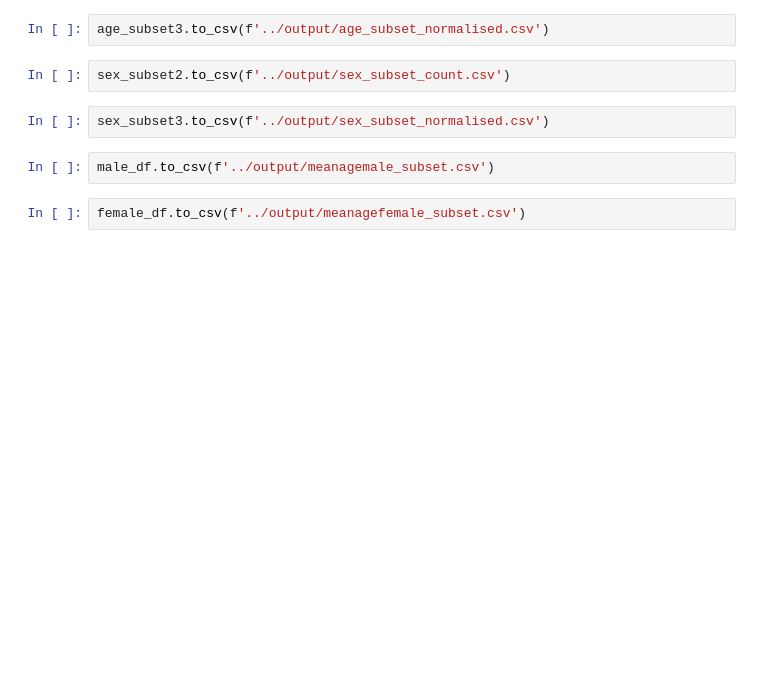
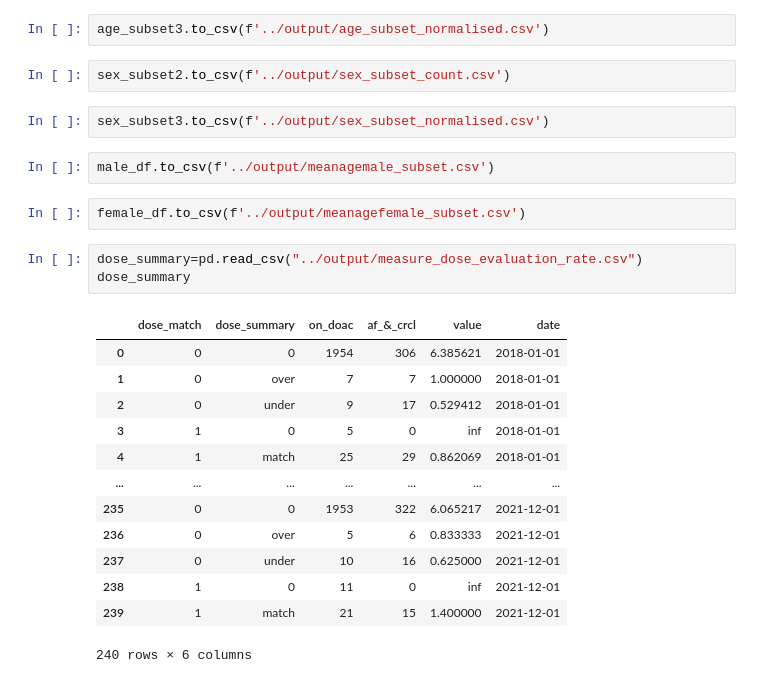
Before and after one commit to opensafely/doacs-covid19, a Jupyter notebook: analysis/report.ipynb, the cells around one changed output. Saved outputs shown, nothing was run; the diff lists cells and outputs as text; blank space fills up the shorter version.

Commit message:
update to check doac dose

```diff
--- a/analysis/report.ipynb
+++ b/analysis/report.ipynb
@@ -347,3 +347,20 @@ sex_subset3.to_csv(f'../output/sex_subset_normalised.csv')
 male_df.to_csv(f'../output/meanagemale_subset.csv')
 # %%
 female_df.to_csv(f'../output/meanagefemale_subset.csv')
+# %%
+dose_summary=pd.read_csv("../output/measure_dose_evaluation_rate.csv")
+dose_summary
+# %% [output]
+|  | dose_match | dose_summary | on_doac | af_&_crcl | value | date |
+| 0 | 0 | 0 | 1954 | 306 | 6.385621 | 2018-01-01 |
+| 1 | 0 | over | 7 | 7 | 1.000000 | 2018-01-01 |
+| 2 | 0 | under | 9 | 17 | 0.529412 | 2018-01-01 |
+| 3 | 1 | 0 | 5 | 0 | inf | 2018-01-01 |
+| 4 | 1 | match | 25 | 29 | 0.862069 | 2018-01-01 |
+| ... | ... | ... | ... | ... | ... | ... |
+| 235 | 0 | 0 | 1953 | 322 | 6.065217 | 2021-12-01 |
+| 236 | 0 | over | 5 | 6 | 0.833333 | 2021-12-01 |
+| 237 | 0 | under | 10 | 16 | 0.625000 | 2021-12-01 |
+| 238 | 1 | 0 | 11 | 0 | inf | 2021-12-01 |
+| 239 | 1 | match | 21 | 15 | 1.400000 | 2021-12-01 |
+240 rows × 6 columns
```
Also changed, not shown: parts of 17 cells of this notebook, 2 other files.
